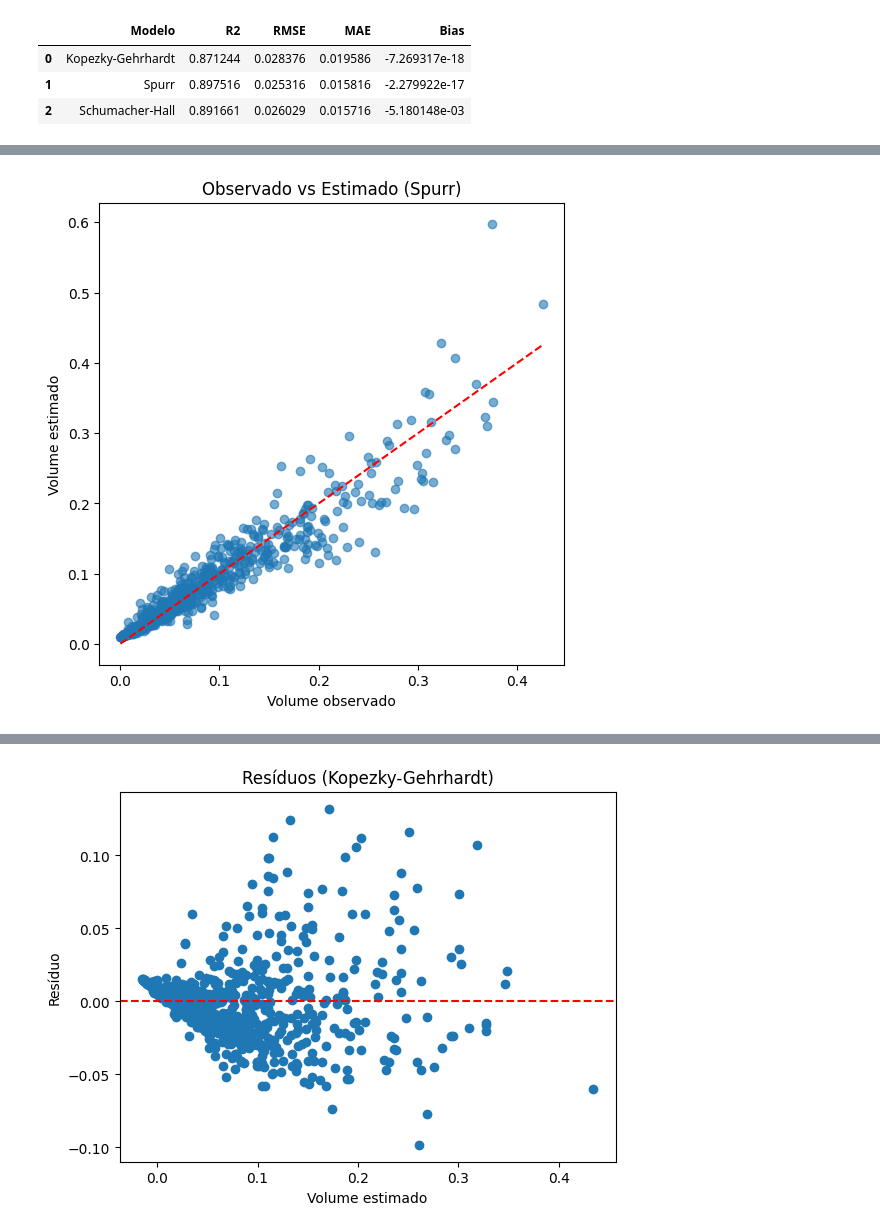
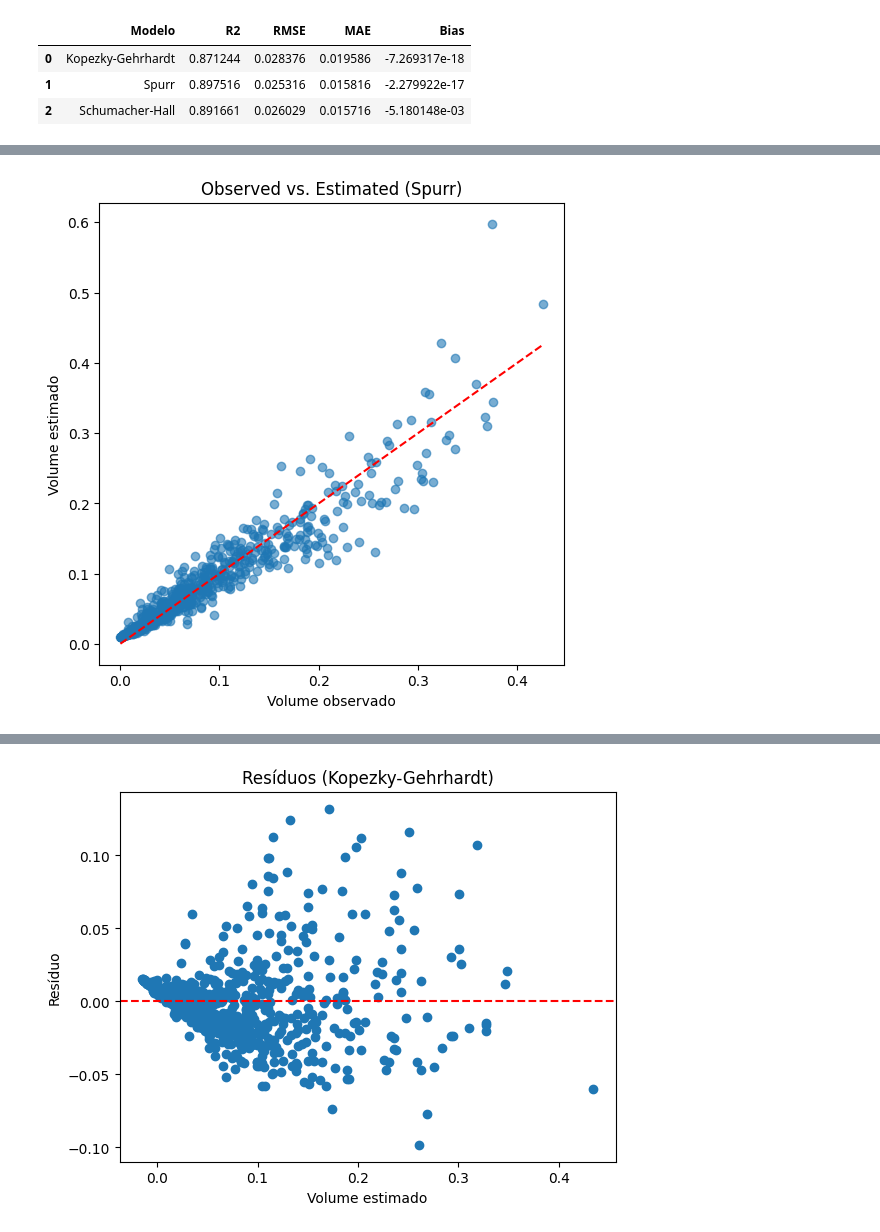
Before and after one commit to sidneyroberto/estimativa-volume-mogno-africando, a Jupyter notebook: analise_volume.ipynb, the cells around one changed output, grey strips where cells are left out. Drawn from its saved outputs; the diff is of its cells as text; code cells hidden in the pictures.

```diff
--- a/analise_volume.ipynb
+++ b/analise_volume.ipynb
@@ -269,23 +269,23 @@ plt.show()
 # %%
 # Gráfico Observado x Estimado (Spurr)
 
 plt.figure(figsize=(6,6))
 
 plt.scatter(df["Volume"], df["pred_spurr"], alpha=0.6)
 
 plt.plot(
     [df["Volume"].min(), df["Volume"].max()],
     [df["Volume"].min(), df["Volume"].max()],
     'r--'
 )
 
 plt.xlabel("Volume observado")
 plt.ylabel("Volume estimado")
-plt.title("Observado vs Estimado (Spurr)")
+plt.title("Observed vs. Estimated (Spurr)")
 
 plt.show()
 # %% [output]
-[figure, old version]
+[figure, new version]
 # %%
 # Gráfico Observado x Estimado (Schumacher-Hall)
 
```
Also changed, not shown: parts of 10 cells of this notebook, 4 other files.
